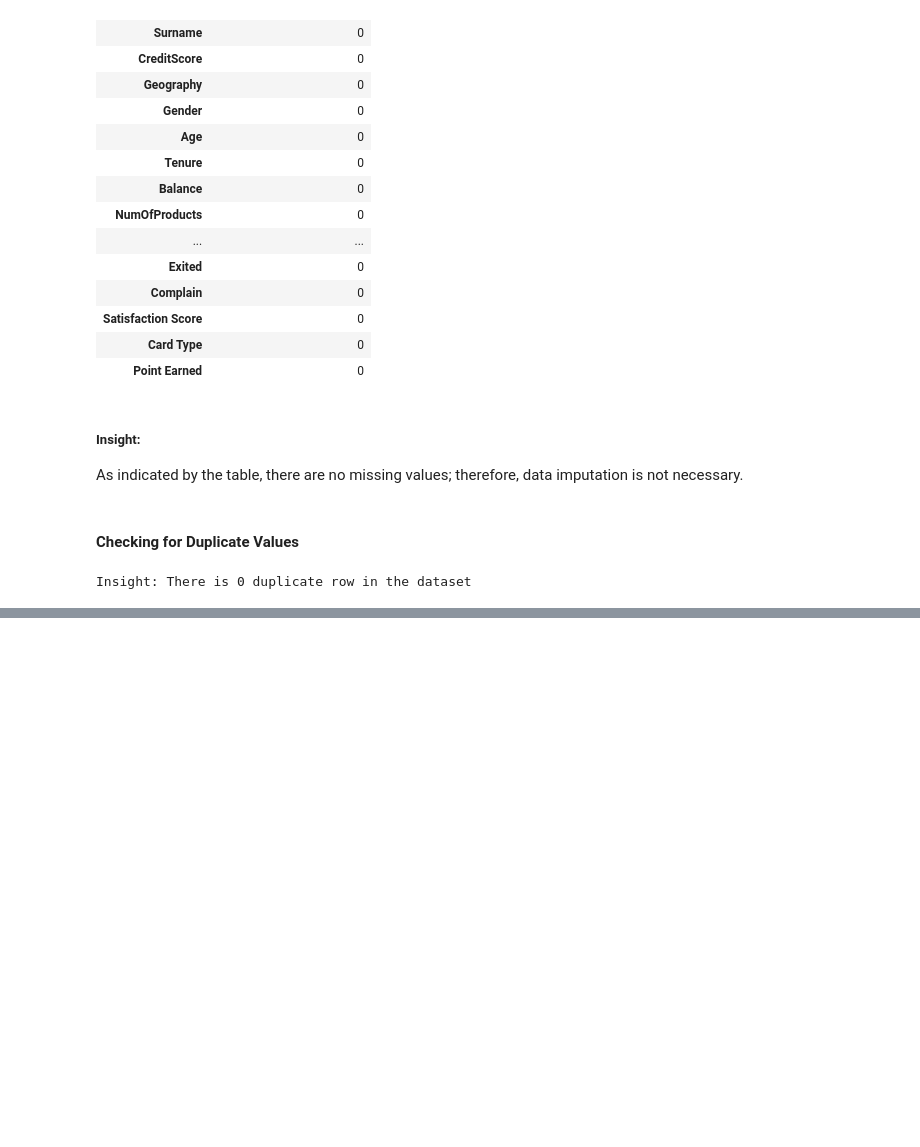
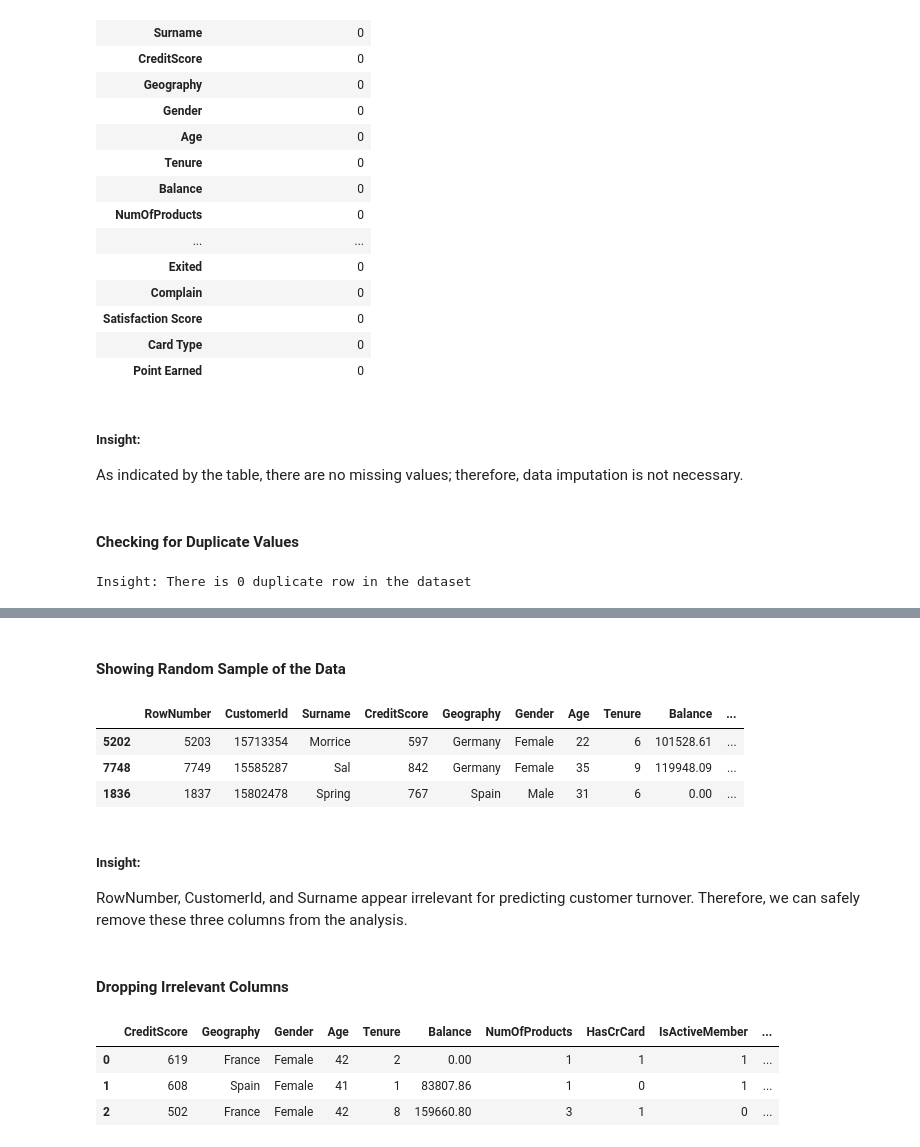
Before and after one commit to AzlinRusnan/Bank_Turnover_Analysis, a Jupyter notebook: Bank_Turnover_Analysis.ipynb, the cells around one changed output, grey strips where cells are left out. Drawn from its saved outputs; the diff is of its cells as text; code cells hidden in the pictures; blank space fills up the shorter version.

```diff
--- a/Bank_Turnover_Analysis.ipynb
+++ b/Bank_Turnover_Analysis.ipynb
@@ -153,0 +162,14 @@ Insight: There is 0 duplicate row in the dataset
+# %% [markdown]
+#### **Showing Random Sample of the Data**
+# %%
+df.sample(3)
+# %% [output]
+|  | RowNumber | CustomerId | Surname | CreditScore | Geography | Gender | Age | Tenure | Balance | ... |
+| 5202 | 5203 | 15713354 | Morrice | 597 | Germany | Female | 22 | 6 | 101528.61 | ... |
+| 7748 | 7749 | 15585287 | Sal | 842 | Germany | Female | 35 | 9 | 119948.09 | ... |
+| 1836 | 1837 | 15802478 | Spring | 767 | Spain | Male | 31 | 6 | 0.00 | ... |
+# %% [markdown]
+##### **Insight:**
+RowNumber, CustomerId, and Surname appear irrelevant for predicting customer turnover. Therefore, we can safely remove these three columns from the analysis.
+# %% [markdown]
+#### **Dropping Irrelevant Columns**
@@ -153,0 +178,7 @@ Insight: There is 0 duplicate row in the dataset
+# %%
+df.head(3)
+# %% [output]
+|  | CreditScore | Geography | Gender | Age | Tenure | Balance | NumOfProducts | HasCrCard | IsActiveMember | ... |
+| 0 | 619 | France | Female | 42 | 2 | 0.00 | 1 | 1 | 1 | ... |
+| 1 | 608 | Spain | Female | 41 | 1 | 83807.86 | 1 | 0 | 1 | ... |
+| 2 | 502 | France | Female | 42 | 8 | 159660.80 | 3 | 1 | 0 | ... |
```
Also changed, not shown: parts of 10 cells of this notebook.
